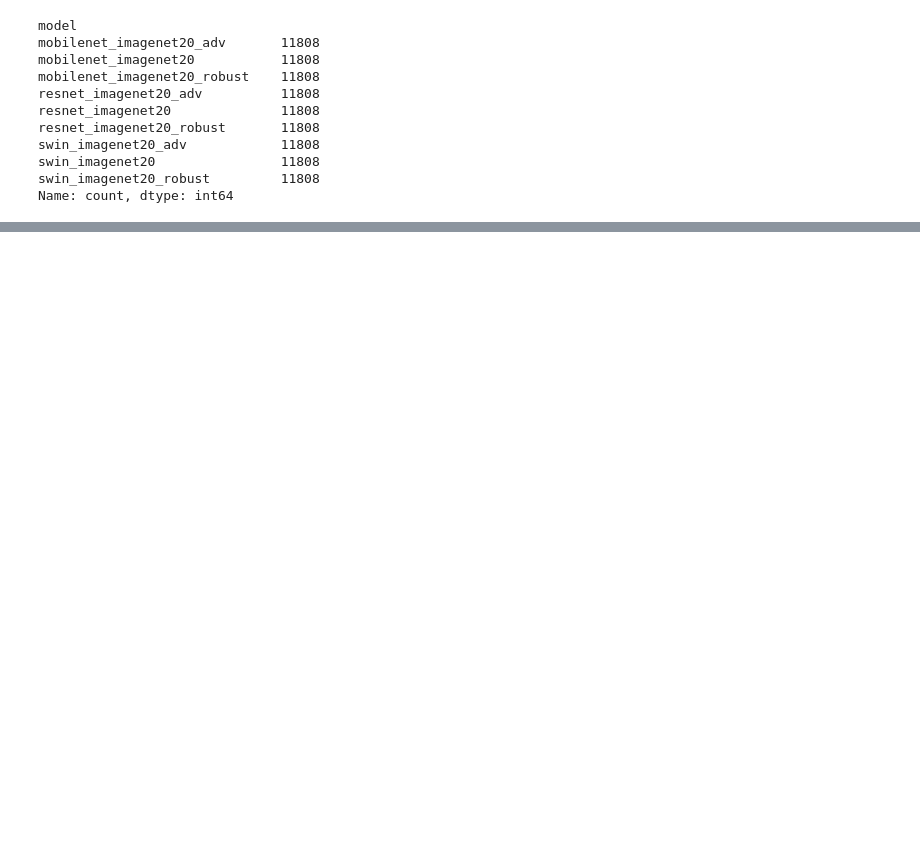
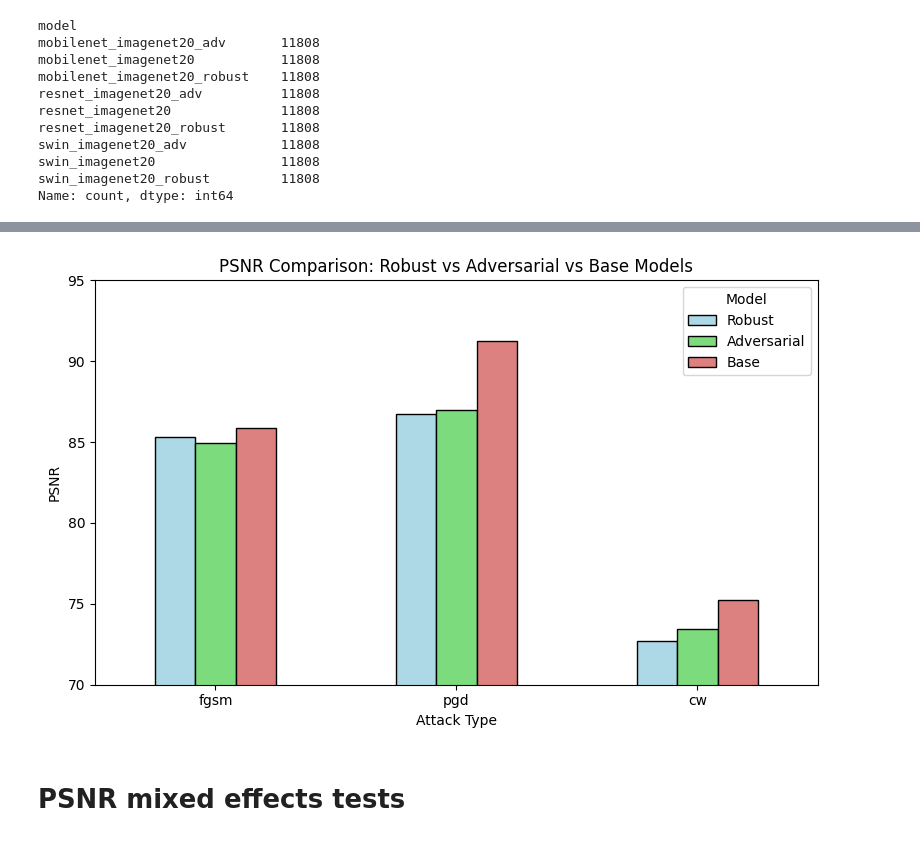
Before and after one commit to murrodroid/AdversarialAttacks, a Jupyter notebook: statistical_tests/stats_tests_full_comparions.ipynb, the cells around one changed output, grey strips where cells are left out. Drawn from its saved outputs; the diff is of its cells as text; code cells hidden in the pictures; blank space fills up the shorter version.

Commit message:
stats tests update + full comparison

```diff
--- a/statistical_tests/stats_tests_full_comparions.ipynb
+++ b/statistical_tests/stats_tests_full_comparions.ipynb
@@ -190,0 +121,48 @@ plt.show()
+# %%
+psnr_robust = pd.Series({
+    'cw': 72.672418,
+    'fgsm': 85.295767,
+    'pgd': 86.761329
+}, name="Robust")
+
+psnr_adv = pd.Series({
+    'cw': 73.448618,
+    'fgsm': 84.937477,
+    'pgd': 86.961739
+}, name="Adversarial")
+
+psnr_success = pd.Series({
+    'cw': 75.263213,
+    'fgsm': 85.846883,
+    'pgd': 91.256196
+}, name="Base")
+
+# Combine and reorder
+df = pd.concat([psnr_robust, psnr_adv, psnr_success], axis=1)
+df.columns = ["Robust", "Adversarial", "Base"]
+
+# Reorder index
+attack_order = ["fgsm", "pgd", "cw"]
+df = df.loc[attack_order]
+
+# Plotting
+ax = df.plot(
+    kind="bar",
+    figsize=(8, 5),
+    color=["#ADD8E6","#7CDB7C", "#DD8080"],  # Light green and light red
+    edgecolor="black"
+)
+
+# Formatting
+plt.title("PSNR Comparison: Robust vs Adversarial vs Base Models")
+plt.ylabel("PSNR")
+plt.xlabel("Attack Type")
+plt.xticks(rotation=0)
+plt.ylim(70, 95)
+plt.legend(title="Model")
+plt.tight_layout()
+plt.show()
+# %% [output]
+[figure, added]
+# %% [markdown]
+# PSNR mixed effects tests
```
Also changed, not shown: parts of 26 cells of this notebook, 3 other files.
